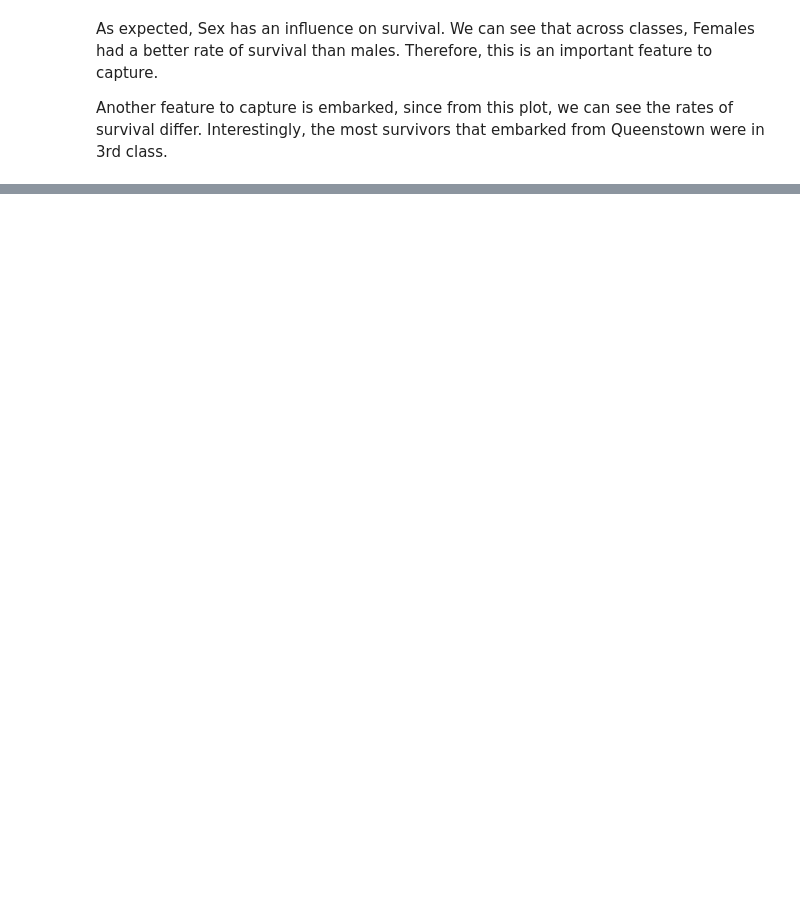
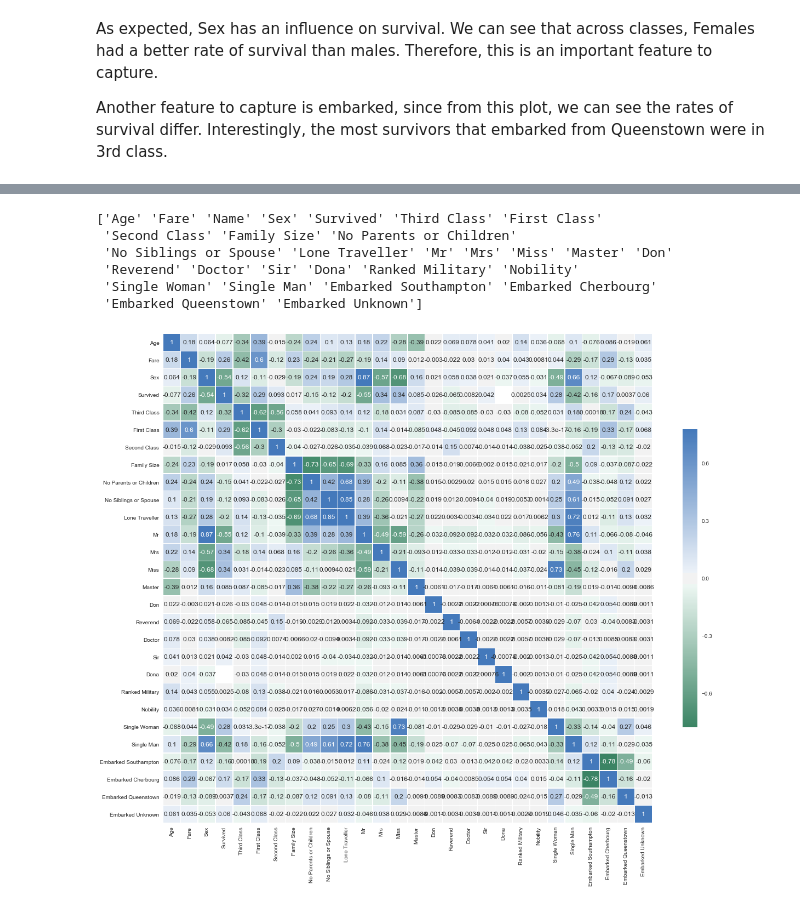
Before and after one commit to agodwinp/Titanic, a Jupyter notebook: Titanic - Machine Learning from Disaster.ipynb, the cells around one changed output, grey strips where cells are left out. Drawn from its saved outputs; the diff is of its cells as text; code cells hidden in the pictures; blank space fills up the shorter version.

```diff
--- a/Titanic - Machine Learning from Disaster.ipynb
+++ b/Titanic - Machine Learning from Disaster.ipynb
@@ -313,0 +525,22 @@ We want to:
+# %%
+def SWoman(row):
+    if row['Title'] == 'Miss' and row['Family Size'] == 1:
+        val = 1
+    else:
+        val = 0
+    return val
+
+full['Single Woman'] = full.apply(SWoman, axis=1)
+
+def SMan(row):
+    if row['Title'] == 'Mr' and row['Family Size'] == 1:
+        val = 1
+    elif row['Title'] == 'Master' and row['Family Size'] == 1:
+        val = 1
+    else:
+        val = 0
+    return val
+
+full['Single Man'] = full.apply(SMan, axis=1)
+
+full.head()
@@ -313,0 +555,2 @@ We want to:
+# %%
+full['Embarked'].fillna('Unknown', inplace=True)
@@ -313,0 +561,6 @@ We want to:
+# %%
+cat_names = {'S':'Embarked Southampton', 'Q':'Embarked Queenstown', 'C':'Embarked Cherbourg', 'Unknown':'Embarked Unknown'}
+for elem in full['Embarked'].unique():
+    full[cat_names[elem]] = full['Embarked'] == elem
+
+full.head()
@@ -313,0 +586,20 @@ We want to:
+# %%
+columns = ['Cabin', 'Embarked', 'Parch', 'PassengerId', 'SibSp', 'Ticket', 'Title', 'Captain',
+          'Colonel', 'Major', 'Jonkheer', 'Countess', 'Lady', 'Unknown']
+full.drop(columns, inplace=True, axis=1)
+
+print(full.columns.values)
+# %% [output]
+['Age' 'Fare' 'Name' 'Sex' 'Survived' 'Third Class' 'First Class'
+ 'Second Class' 'Family Size' 'No Parents or Children'
+ 'No Siblings or Spouse' 'Lone Traveller' 'Mr' 'Mrs' 'Miss' 'Master' 'Don'
+ 'Reverend' 'Doctor' 'Sir' 'Dona' 'Ranked Military' 'Nobility'
+ 'Single Woman' 'Single Man' 'Embarked Southampton' 'Embarked Cherbourg'
+ 'Embarked Queenstown' 'Embarked Unknown']
+# %%
+corr = full.corr()
+plt.subplots(figsize=(20, 20))
+cmap = sns.diverging_palette(150, 250, as_cmap=True)
+sns.heatmap(corr, cmap=cmap, vmax=.3, center=0, square=True, linewidths=.5, cbar_kws={"shrink": .5}, annot = True);
+# %% [output]
+[figure, added]
```
Also changed, not shown: parts of 28 cells of this notebook.
